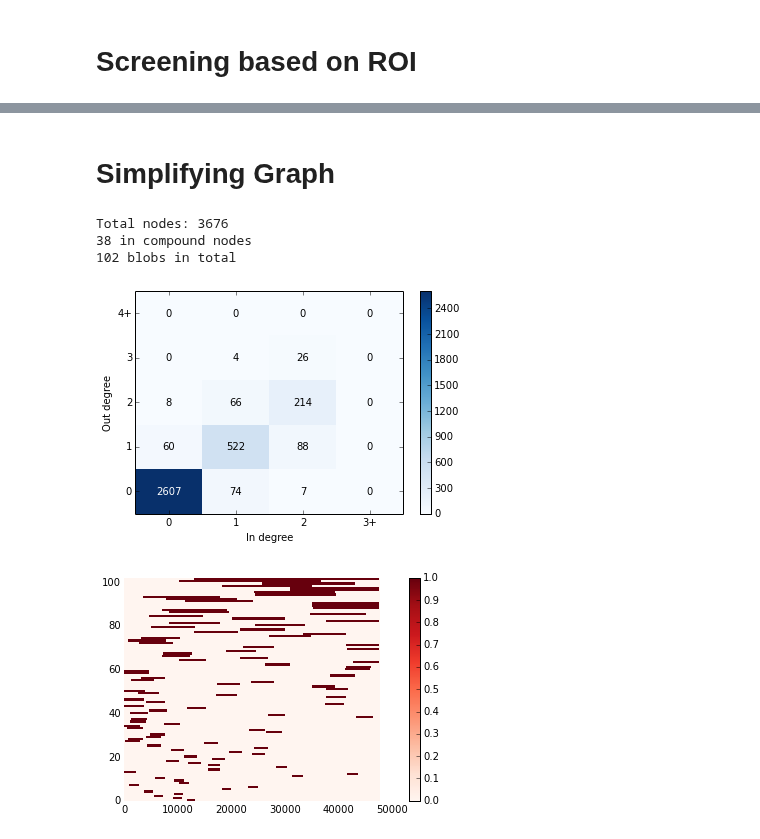
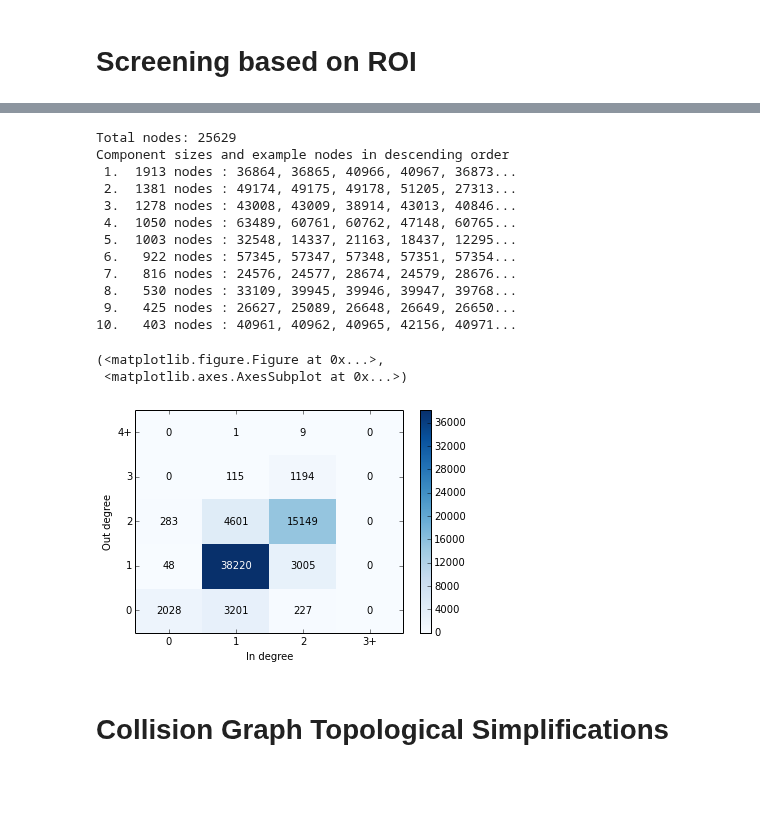
Before and after one commit to amarallab/waldo, a Jupyter notebook: workbooks/beyond_collisions.ipynb, the cells around one changed output, grey strips where cells are left out. Cells and saved outputs as stored; diff of their text form; code cells hidden in the pictures; blank space fills up the shorter version.

```diff
--- a/workbooks/beyond_collisions.ipynb
+++ b/workbooks/beyond_collisions.ipynb
@@ -217,22 +185,31 @@ Total nodes: 10776
+# %%
+print("Total nodes: {}".format(len(graph_mod)))
+component_size_summary(graph_mod)
+collider.viz.direct_degree_distribution(graph_mod, (3, 4))
+# %% [output]
+Total nodes: 25629
+Component sizes and example nodes in descending order
+ 1.  1913 nodes : 36864, 36865, 40966, 40967, 36873...
+ 2.  1381 nodes : 49174, 49175, 49178, 51205, 27313...
+ 3.  1278 nodes : 43008, 43009, 38914, 43013, 40846...
+ 4.  1050 nodes : 63489, 60761, 60762, 47148, 60765...
+ 5.  1003 nodes : 32548, 14337, 21163, 18437, 12295...
+ 6.   922 nodes : 57345, 57347, 57348, 57351, 57354...
+ 7.   816 nodes : 24576, 24577, 28674, 24579, 28676...
+ 8.   530 nodes : 33109, 39945, 39946, 39947, 39768...
+ 9.   425 nodes : 26627, 25089, 26648, 26649, 26650...
+10.   403 nodes : 40961, 40962, 40965, 42156, 40971...
+(<matplotlib.figure.Figure at 0x...>,
+ <matplotlib.axes.AxesSubplot at 0x...>)
+[figure, added]
 # %% [markdown]
-# Simplifying Graph
+# Collision Graph Topological Simplifications
 # %%
 max_split_frames = 30
 max_dead_end_frames = 20
 
-collider.remove_single_descendents(graph_mod)
-collider.remove_fission_fusion(graph_mod, max_split_frames=max_split_frames)
-collider.remove_offshoots(graph_mod, threshold=max_dead_end_frames)
-collider.remove_single_descendents(graph_mod)
-
-print("Total nodes: {}".format(len(graph_mod)))
-collider.viz.direct_degree_distribution(graph_mod, (3, 4))
-lifespans2 = calc_lifespans(graph_mod)
-good_lifespan2 = compile_processed(graph_mod)
-plt.show()
+graph_mod2 = graph_mod.copy()
+collider.remove_single_descendents(graph_mod2)
+collider.remove_fission_fusion(graph_mod2, max_split_frames=max_split_frames)
+collider.remove_offshoots(graph_mod2, threshold=max_dead_end_frames)
+collider.remove_single_descendents(graph_mod2)
-# %% [output]
-Total nodes: 3676
-38 in compound nodes
-102 blobs in total
-[figure, removed]
-[figure, removed]
```
Also changed, not shown: parts of 19 cells of this notebook, 6 other files.
